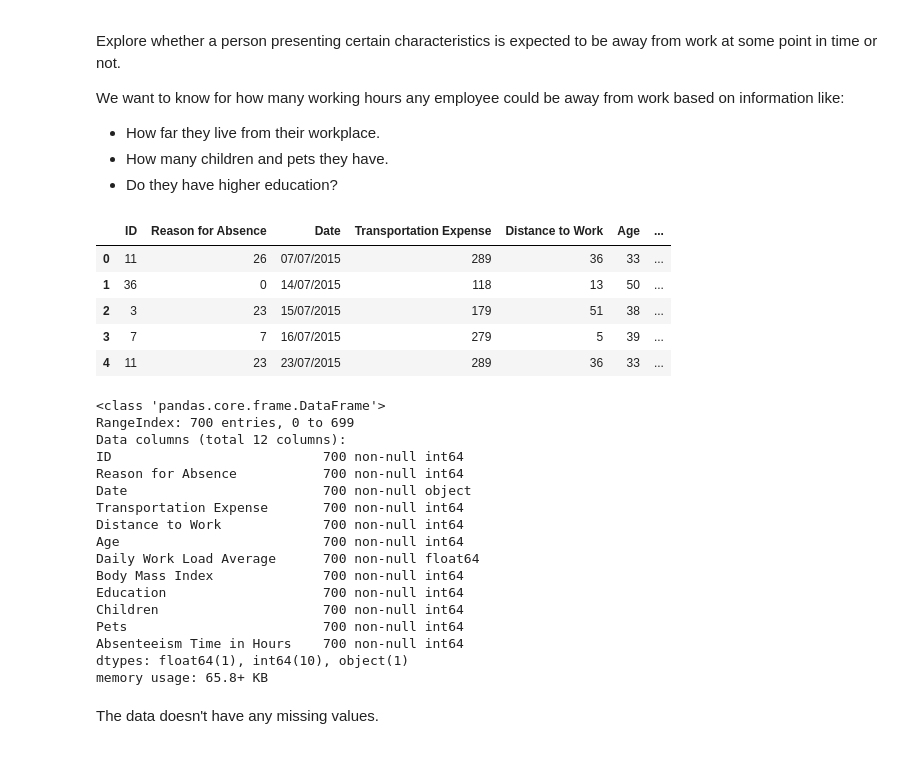
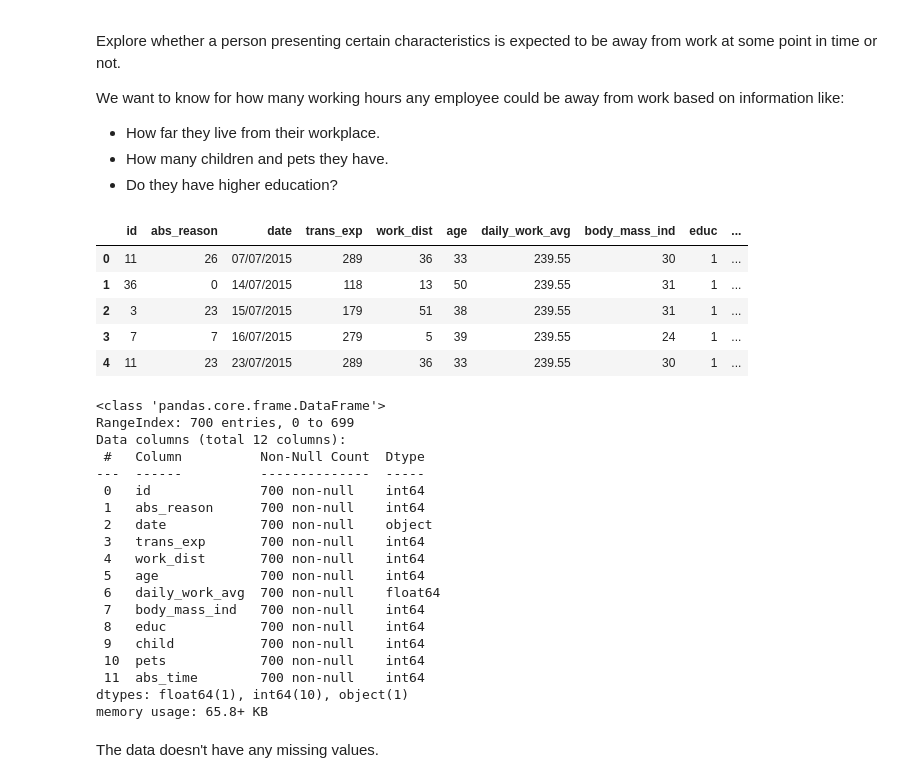
Before and after one commit to fares-ds/Business-Case-Study---Absenteeism, a Jupyter notebook: Case Study - Absenteeism.ipynb, the cells around one changed output. Drawn from its saved outputs; the diff is of its cells as text; code cells hidden in the pictures.

```diff
--- a/Case Study - Absenteeism.ipynb
+++ b/Case Study - Absenteeism.ipynb
@@ -31,39 +31,48 @@ We want to know for how many working hours any employee could be away from work
 # %%
 import pandas as pd
 import numpy as np
+
 import matplotlib.pyplot as plt
 import seaborn as sns
 
 %matplotlib inline
 sns.set_style("whitegrid")
+
+pd.set_option("display.max_columns", 80)
+pd.set_option("display.max_rows", 80)
+pd.set_option("display.float_format", "{:.2f}".format)
 # %%
 data = pd.read_csv('data/Absenteeism_data.csv')
+data.columns = ['id', 'abs_reason', 'date', 'trans_exp', 'work_dist', 'age', 'daily_work_avg',
+                'body_mass_ind', 'educ', 'child', 'pets', 'abs_time']
 data.head()
 # %% [output]
-|  | ID | Reason for Absence | Date | Transportation Expense | Distance to Work | Age | ... |
-| 0 | 11 | 26 | 07/07/2015 | 289 | 36 | 33 | ... |
-| 1 | 36 | 0 | 14/07/2015 | 118 | 13 | 50 | ... |
-| 2 | 3 | 23 | 15/07/2015 | 179 | 51 | 38 | ... |
-| 3 | 7 | 7 | 16/07/2015 | 279 | 5 | 39 | ... |
-| 4 | 11 | 23 | 23/07/2015 | 289 | 36 | 33 | ... |
+|  | id | abs_reason | date | trans_exp | work_dist | age | daily_work_avg | body_mass_ind | educ | ... |
+| 0 | 11 | 26 | 07/07/2015 | 289 | 36 | 33 | 239.55 | 30 | 1 | ... |
+| 1 | 36 | 0 | 14/07/2015 | 118 | 13 | 50 | 239.55 | 31 | 1 | ... |
+| 2 | 3 | 23 | 15/07/2015 | 179 | 51 | 38 | 239.55 | 31 | 1 | ... |
+| 3 | 7 | 7 | 16/07/2015 | 279 | 5 | 39 | 239.55 | 24 | 1 | ... |
+| 4 | 11 | 23 | 23/07/2015 | 289 | 36 | 33 | 239.55 | 30 | 1 | ... |
 # %%
 data.info()
 # %% [output]
 <class 'pandas.core.frame.DataFrame'>
 RangeIndex: 700 entries, 0 to 699
 Data columns (total 12 columns):
-ID                           700 non-null int64
-Reason for Absence           700 non-null int64
-Date                         700 non-null object
-Transportation Expense       700 non-null int64
-Distance to Work             700 non-null int64
-Age                          700 non-null int64
-Daily Work Load Average      700 non-null float64
-Body Mass Index              700 non-null int64
-Education                    700 non-null int64
-Children                     700 non-null int64
-Pets                         700 non-null int64
-Absenteeism Time in Hours    700 non-null int64
+ #   Column          Non-Null Count  Dtype
+---  ------          --------------  -----
+ 0   id              700 non-null    int64
+ 1   abs_reason      700 non-null    int64
+ 2   date            700 non-null    object
+ 3   trans_exp       700 non-null    int64
+ 4   work_dist       700 non-null    int64
+ 5   age             700 non-null    int64
+ 6   daily_work_avg  700 non-null    float64
+ 7   body_mass_ind   700 non-null    int64
+ 8   educ            700 non-null    int64
+ 9   child           700 non-null    int64
+ 10  pets            700 non-null    int64
+ 11  abs_time        700 non-null    int64
 dtypes: float64(1), int64(10), object(1)
 memory usage: 65.8+ KB
 # %% [markdown]
```
Also changed, not shown: parts of 77 cells of this notebook, 1 other file.
